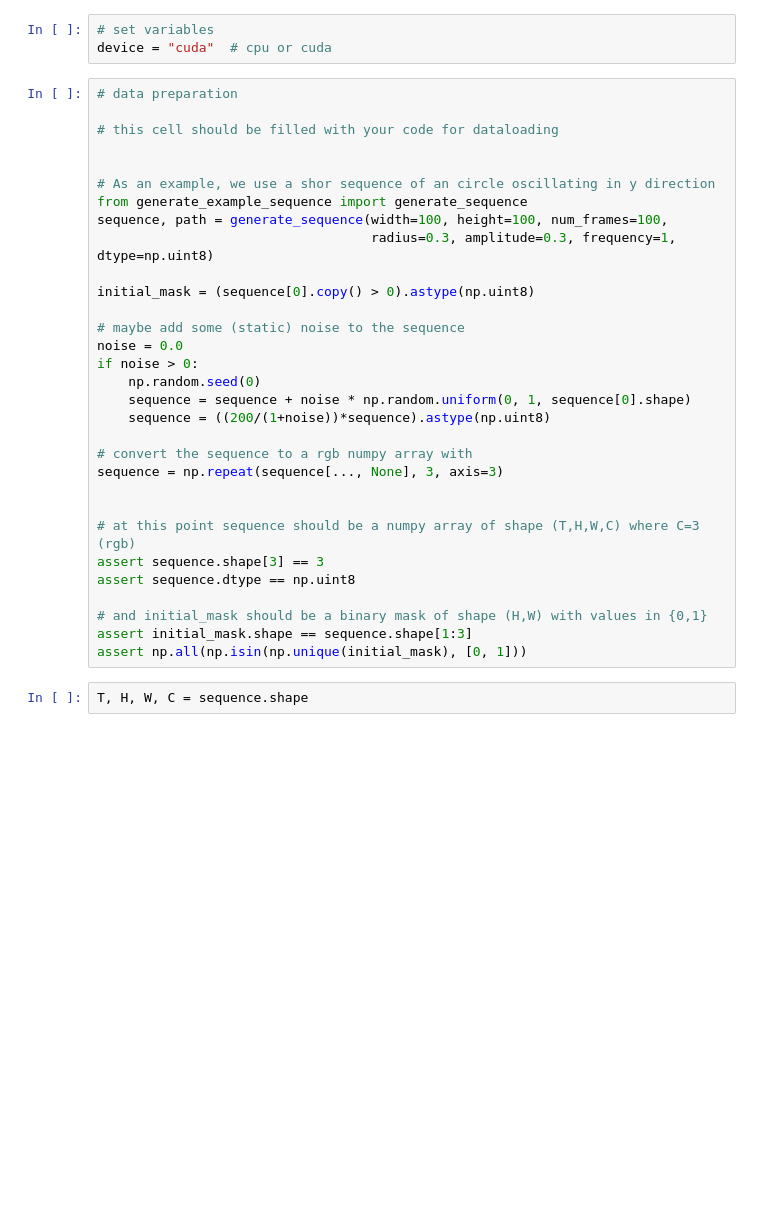
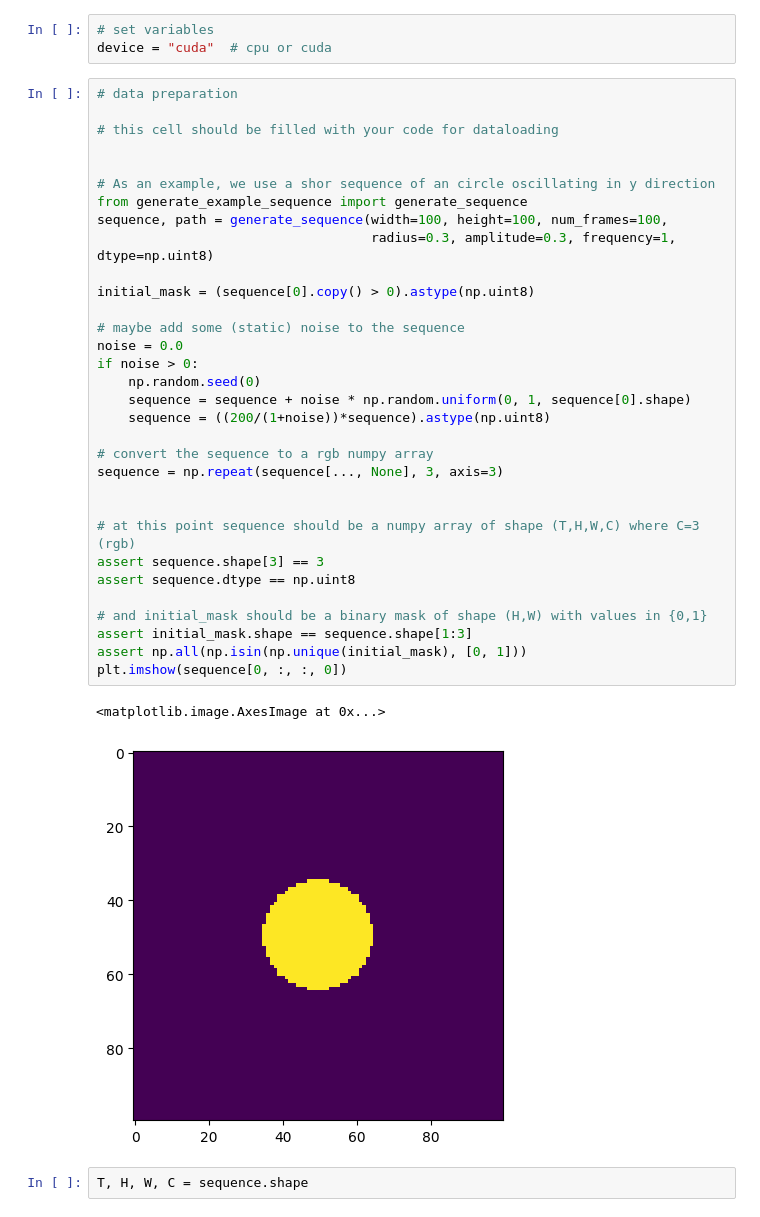
Before and after one commit to LMUK-RADONC-PHYS-RES/mrgrt-target-localization-using-foundation-models, a Jupyter notebook: foundation_models_for_mrgrt.ipynb, the cells around one changed output. Drawn from its saved outputs; the diff is of its cells as text; blank space fills up the shorter version.

```diff
--- a/foundation_models_for_mrgrt.ipynb
+++ b/foundation_models_for_mrgrt.ipynb
@@ -13,34 +16,38 @@ device = "cuda"  # cpu or cuda
 # %%
 # data preparation
 
 # this cell should be filled with your code for dataloading
 
 
 # As an example, we use a shor sequence of an circle oscillating in y direction
 from generate_example_sequence import generate_sequence
 sequence, path = generate_sequence(width=100, height=100, num_frames=100,
                                    radius=0.3, amplitude=0.3, frequency=1, dtype=np.uint8)
 
 initial_mask = (sequence[0].copy() > 0).astype(np.uint8)
 
 # maybe add some (static) noise to the sequence
 noise = 0.0
 if noise > 0:
     np.random.seed(0)
     sequence = sequence + noise * np.random.uniform(0, 1, sequence[0].shape)
     sequence = ((200/(1+noise))*sequence).astype(np.uint8)
 
-# convert the sequence to a rgb numpy array with
+# convert the sequence to a rgb numpy array
 sequence = np.repeat(sequence[..., None], 3, axis=3)
 
 
 # at this point sequence should be a numpy array of shape (T,H,W,C) where C=3 (rgb)
 assert sequence.shape[3] == 3
 assert sequence.dtype == np.uint8
 
 # and initial_mask should be a binary mask of shape (H,W) with values in {0,1}
 assert initial_mask.shape == sequence.shape[1:3]
 assert np.all(np.isin(np.unique(initial_mask), [0, 1]))
+plt.imshow(sequence[0, :, :, 0])
+# %% [output]
+<matplotlib.image.AxesImage at 0x...>
+[figure, added]
 # %%
 T, H, W, C = sequence.shape
 # %% [markdown]
```
Also changed, not shown: parts of 10 cells of this notebook, 1 other file.
